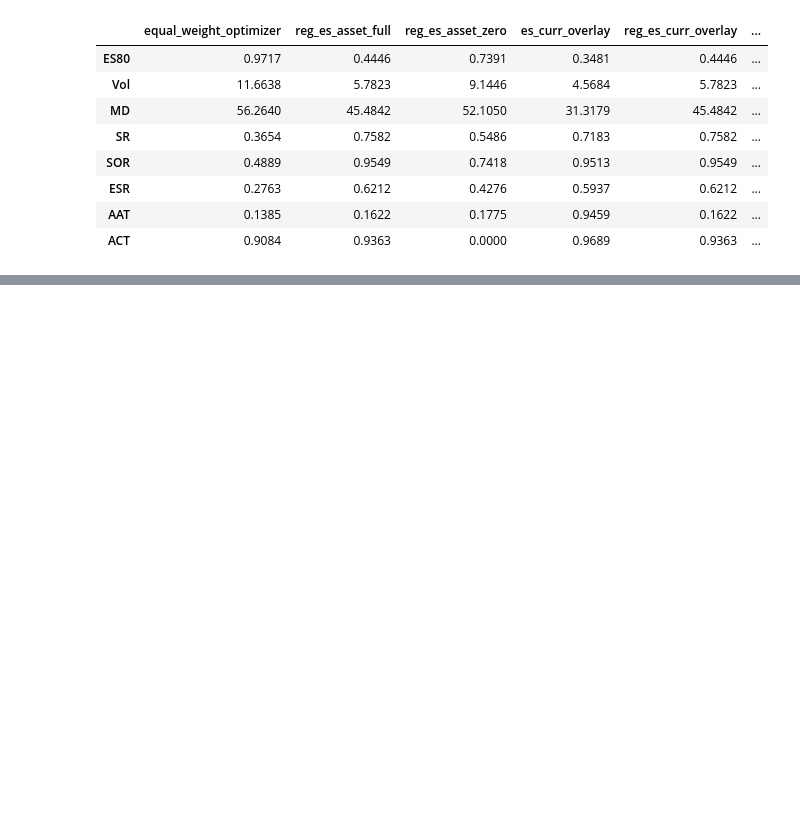
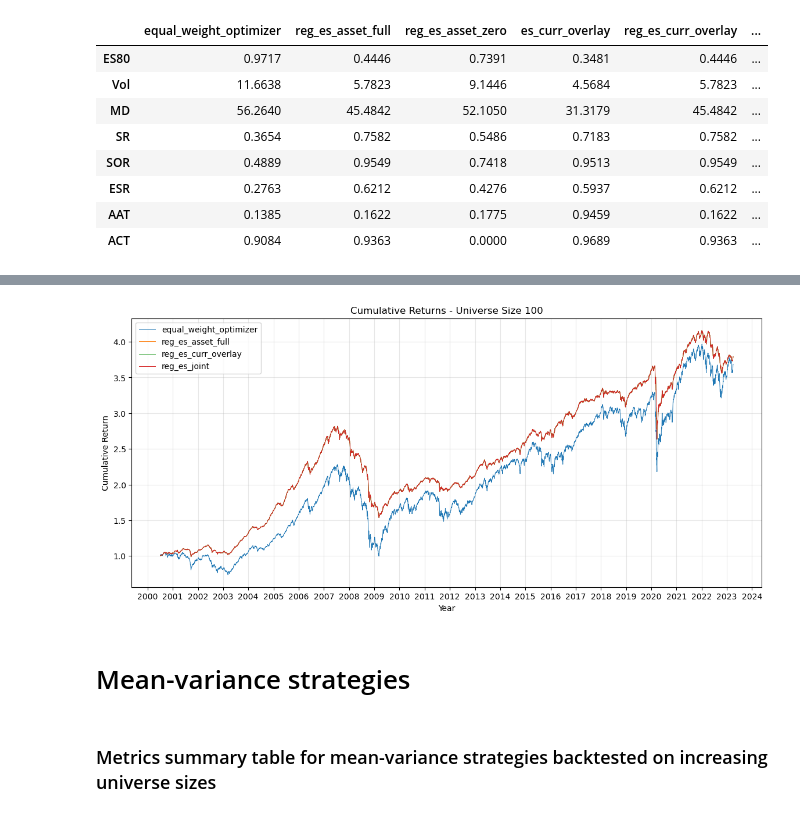
Before and after one commit to anejrozman/Currency-Overlay-or-Joint-Optimization, a Jupyter notebook: results/plotting.ipynb, the cells around one changed output, grey strips where cells are left out. Cells and saved outputs as stored; diff of their text form; code cells hidden in the pictures; blank space fills up the shorter version.

```diff
--- a/results/plotting.ipynb
+++ b/results/plotting.ipynb
@@ -86,0 +133,20 @@ Universe size: 100
+# %%
+# Cumulative returns plot universe size 100
+fig, ax = plt.subplots(figsize=(14, 6))
+for strategy in strategies:
+    cumulative_returns = (1 + returns[(f"runs/{strategy}", 100)]["return"]).cumprod()
+    ax.plot(cumulative_returns.index, cumulative_returns, label=strategy, linewidth=0.7)
+ax.set_title("Cumulative Returns - Universe Size 100")
+ax.set_xlabel("Year")
+ax.set_ylabel("Cumulative Return")
+ax.xaxis.set_major_locator(mdates.YearLocator())
+ax.xaxis.set_major_formatter(mdates.DateFormatter("%Y"))
+ax.grid(True, alpha=0.3)
+ax.legend()
+plt.show()
+# %% [output]
+[figure, added]
+# %% [markdown]
+# Mean-variance strategies
+# %% [markdown]
+### Metrics summary table for mean-variance strategies backtested on increasing universe sizes
```
Also changed, not shown: parts of 6 cells of this notebook.
